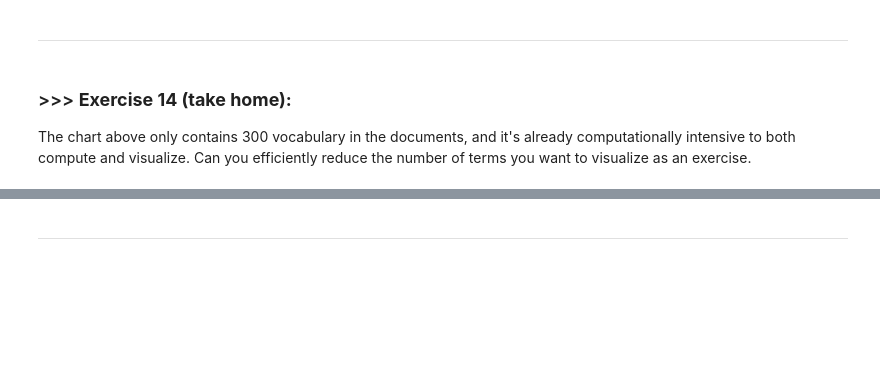
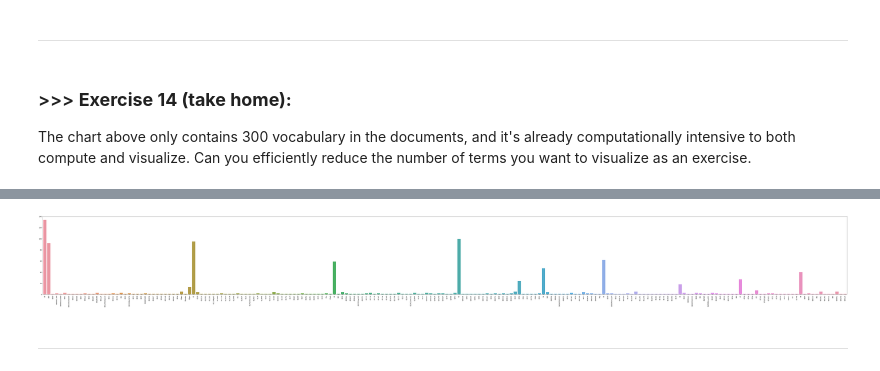
Before and after one commit to abcd23698741/DM2022-Lab1-Master, a Jupyter notebook: DM2022-Lab1-Master.ipynb, the cells around one changed output, grey strips where cells are left out. Cells and saved outputs as stored; diff of their text form; code cells hidden in the pictures; blank space fills up the shorter version.

```diff
--- a/DM2022-Lab1-Master.ipynb
+++ b/DM2022-Lab1-Master.ipynb
@@ -1326,6 +1332,18 @@ fig = go.Figure(
 fig.show()
 # %% [output]
 [interactive output not drawn]
+# %%
+#ignore the features only appears few time
+X_count_df = pd.DataFrame(X_counts.toarray(), columns=count_vect.get_feature_names_out())
+ignore = np.percentile(X_count_df.sum(axis=0), 50)
+X_count_df_reduce = X_count_df.loc[:, (X_count_df.sum(axis=0)>ignore)]
+
+plt.subplots(figsize=(100, 10))
+g = sns.barplot(x=X_count_df_reduce.columns[:200],
+                y=X_count_df.sum(axis=0)[:200])
+g.set_xticklabels(count_vect.get_feature_names_out()[:200], rotation = 90);
+# %% [output]
+[figure, added]
 # %% [markdown]
 ---
 # %% [markdown]
```
Also changed, not shown: parts of 8 cells of this notebook.
